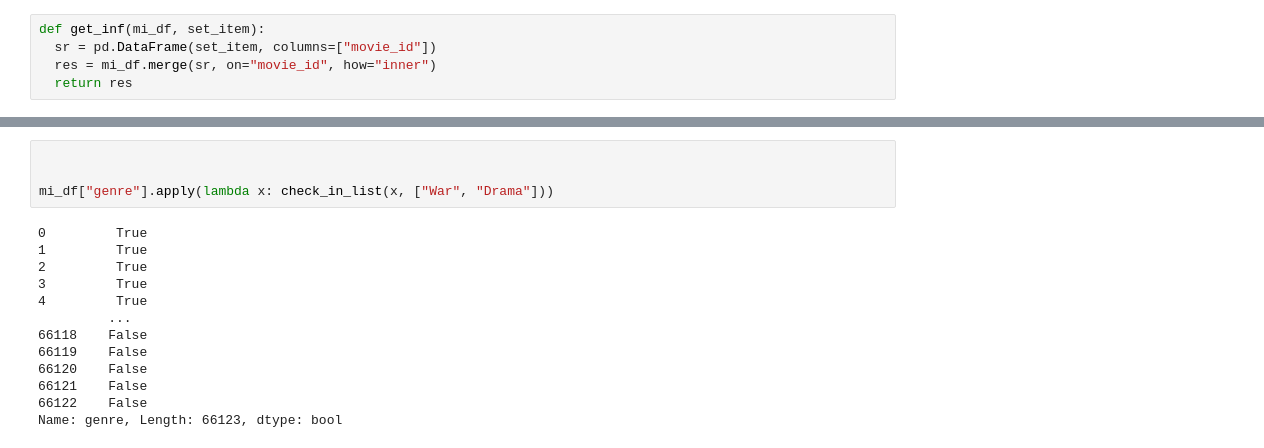
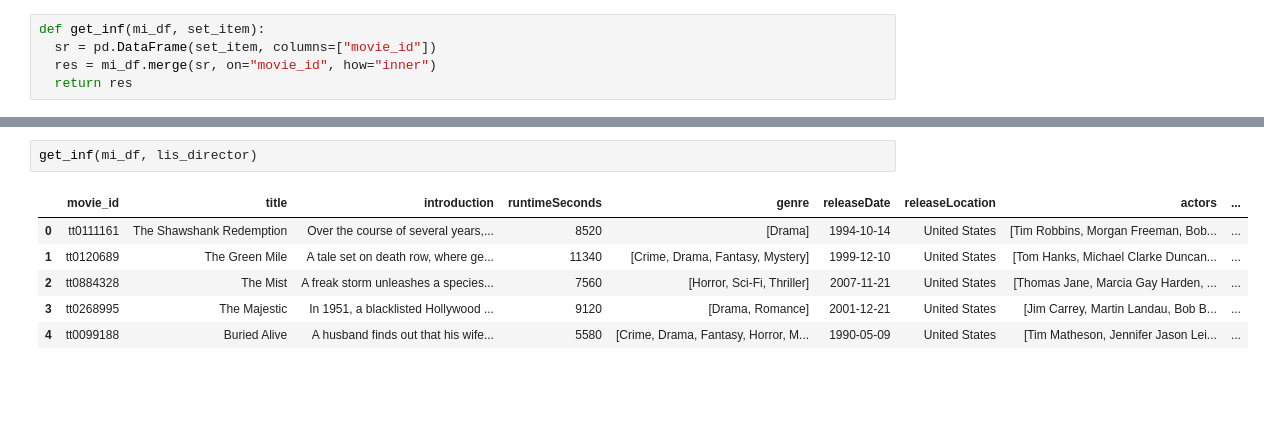
Before and after one commit to HThinhZ/Recommender_System_Project, a Jupyter notebook: recommendation_for_new_user.ipynb, the cells around one changed output, grey strips where cells are left out. Saved outputs shown, nothing was run; the diff lists cells and outputs as text; blank space fills up the shorter version.

```diff
--- a/recommendation_for_new_user.ipynb
+++ b/recommendation_for_new_user.ipynb
@@ -409,17 +419,9 @@ Suggest by countries:  ['tt26671858', 'tt6513300', 'tt10858856', 'tt31250506', '
-# %%
-
-
-mi_df["genre"].apply(lambda x: check_in_list(x, ["War", "Drama"]))
-# %% [output]
-0         True
-1         True
-2         True
-3         True
-4         True
-         ...
-66118    False
-66119    False
-66120    False
-66121    False
-66122    False
-Name: genre, Length: 66123, dtype: bool
+# %%
+get_inf(mi_df, lis_director)
+# %% [output]
+|  | movie_id | title | introduction | runtimeSeconds | genre | releaseDate | releaseLocation | actors | ... |
+| 0 | tt0111161 | The Shawshank Redemption | Over the course of several years,... | 8520 | [Drama] | 1994-10-14 | United States | [Tim Robbins, Morgan Freeman, Bob... | ... |
+| 1 | tt0120689 | The Green Mile | A tale set on death row, where ge... | 11340 | [Crime, Drama, Fantasy, Mystery] | 1999-12-10 | United States | [Tom Hanks, Michael Clarke Duncan... | ... |
+| 2 | tt0884328 | The Mist | A freak storm unleashes a species... | 7560 | [Horror, Sci-Fi, Thriller] | 2007-11-21 | United States | [Thomas Jane, Marcia Gay Harden, ... | ... |
+| 3 | tt0268995 | The Majestic | In 1951, a blacklisted Hollywood ... | 9120 | [Drama, Romance] | 2001-12-21 | United States | [Jim Carrey, Martin Landau, Bob B... | ... |
+| 4 | tt0099188 | Buried Alive | A husband finds out that his wife... | 5580 | [Crime, Drama, Fantasy, Horror, M... | 1990-05-09 | United States | [Tim Matheson, Jennifer Jason Lei... | ... |
```
Also changed, not shown: parts of 5 cells of this notebook.
